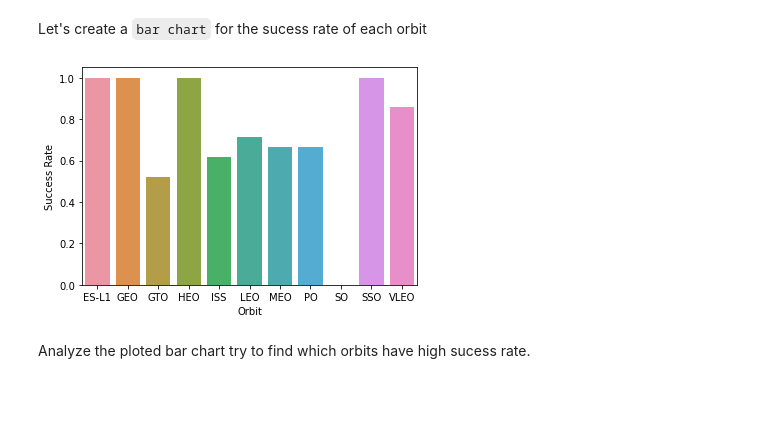
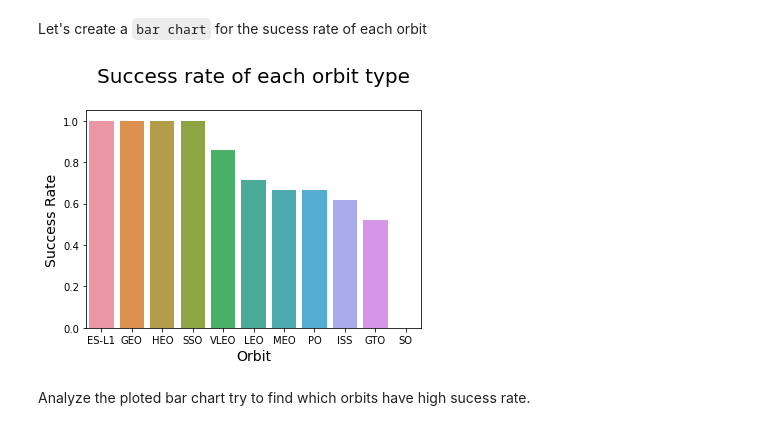
Before and after one commit to AliceGuo1023/AppliedDSProject, a Jupyter notebook: 2.2 Visualization.ipynb, the cells around one changed output. Drawn from its saved outputs; the diff is of its cells as text; code cells hidden in the pictures; blank space fills up the shorter version.

```diff
--- a/2.2 Visualization.ipynb
+++ b/2.2 Visualization.ipynb
@@ -113,13 +115,14 @@ Next, we want to visually check if there are any relationship between success ra
 Let's create a `bar chart` for the sucess rate of each orbit
 # %%
 # HINT use groupby method on Orbit column and get the mean of Class column
-df1 = df.groupby(by='Orbit')['Class'].mean()
+df1 = df.groupby(by='Orbit')['Class'].mean().sort_values(ascending = False)
 sns.barplot(x = df1.index, y = df1)
-plt.xlabel('Orbit')
-plt.ylabel('Success Rate')
+plt.xlabel('Orbit', fontsize = '14')
+plt.ylabel('Success Rate', fontsize = '14')
+plt.title('Success rate of each orbit type\n', fontsize = 20)
 plt.show()
 # %% [output]
-[figure, old version]
+[figure, new version]
 # %% [markdown]
 Analyze the ploted bar chart try to find which orbits have high sucess rate.
 # %% [markdown]
```
Also changed, not shown: parts of 5 cells of this notebook.
